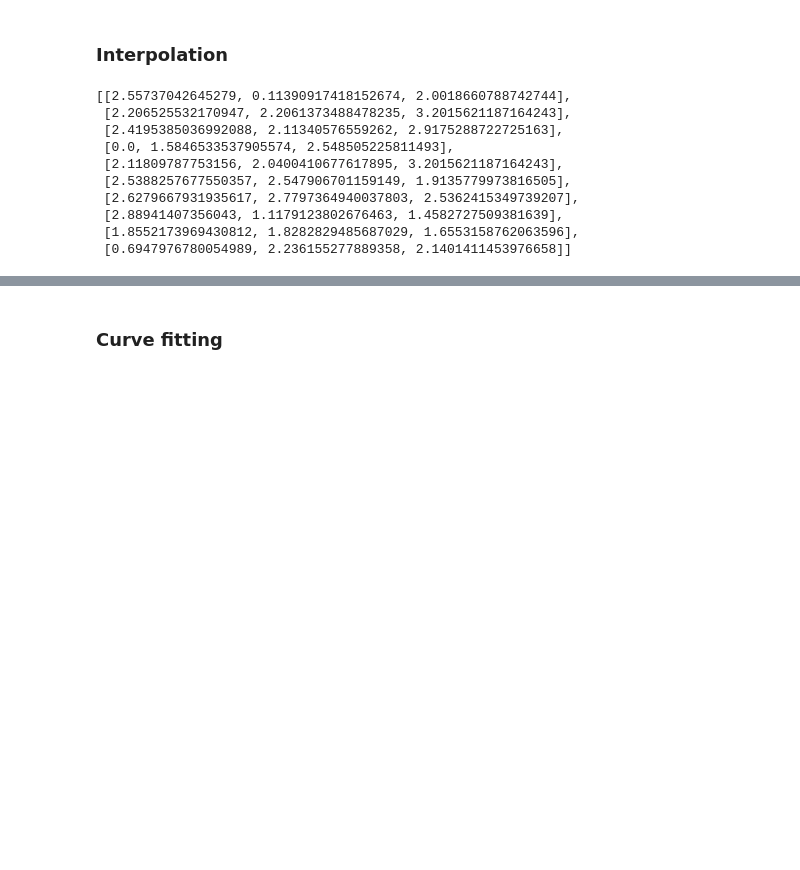
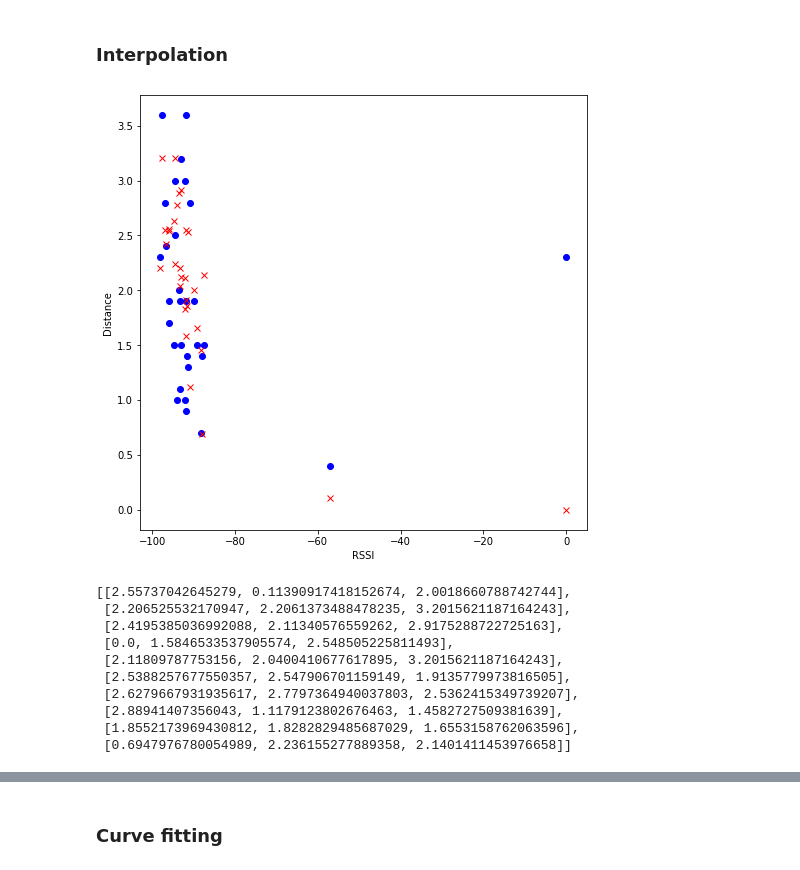
Before and after one commit to MinorOrg/MQTT-pi-subscriber, a Jupyter notebook: rssi-calculations.ipynb, the cells around one changed output, grey strips where cells are left out. Cells and saved outputs as stored; diff of their text form; code cells hidden in the pictures; blank space fills up the shorter version.

Commit message:
Images etc

```diff
--- a/rssi-calculations.ipynb
+++ b/rssi-calculations.ipynb
@@ -638,18 +638,29 @@ def interpolate_distance(distRSSI,RSSI):
 # %%
 def interpDR(Xdata):
     esp=[esp1_avg_array,esp2_avg_array,esp3_avg_array]
     distArray=[]
     for data in Xdata:
         calDist=[]
         for i in range(len(data[1])):
             calDist.append(interpolate_distance(esp[i],data[1][i]))
         distArray.append(calDist)
         data.append(calDist)
 
+    obsDist = np.array(Xdata)[:,0]
+    obsRSSI = np.array(Xdata)[:,1]
+    calDist = np.array(Xdata)[:,2]
+    plt.figure(figsize=(8,8))
+    plt.plot(obsRSSI,obsDist,'bo')
+    plt.plot(obsRSSI,calDist,'rx')
+    plt.xlabel("RSSI")
+    plt.ylabel("Distance")
+    plt.show()
+
     return distArray
 caldists=interpDR(Xdata)
 caldists
 # %% [output]
+[figure, added]
 [[2.55737042645279, 0.11390917418152674, 2.0018660788742744],
  [2.206525532170947, 2.2061373488478235, 3.2015621187164243],
  [2.4195385036992088, 2.11340576559262, 2.9175288722725163],
```
Also changed, not shown: parts of 1 cell of this notebook, 3 other files.
